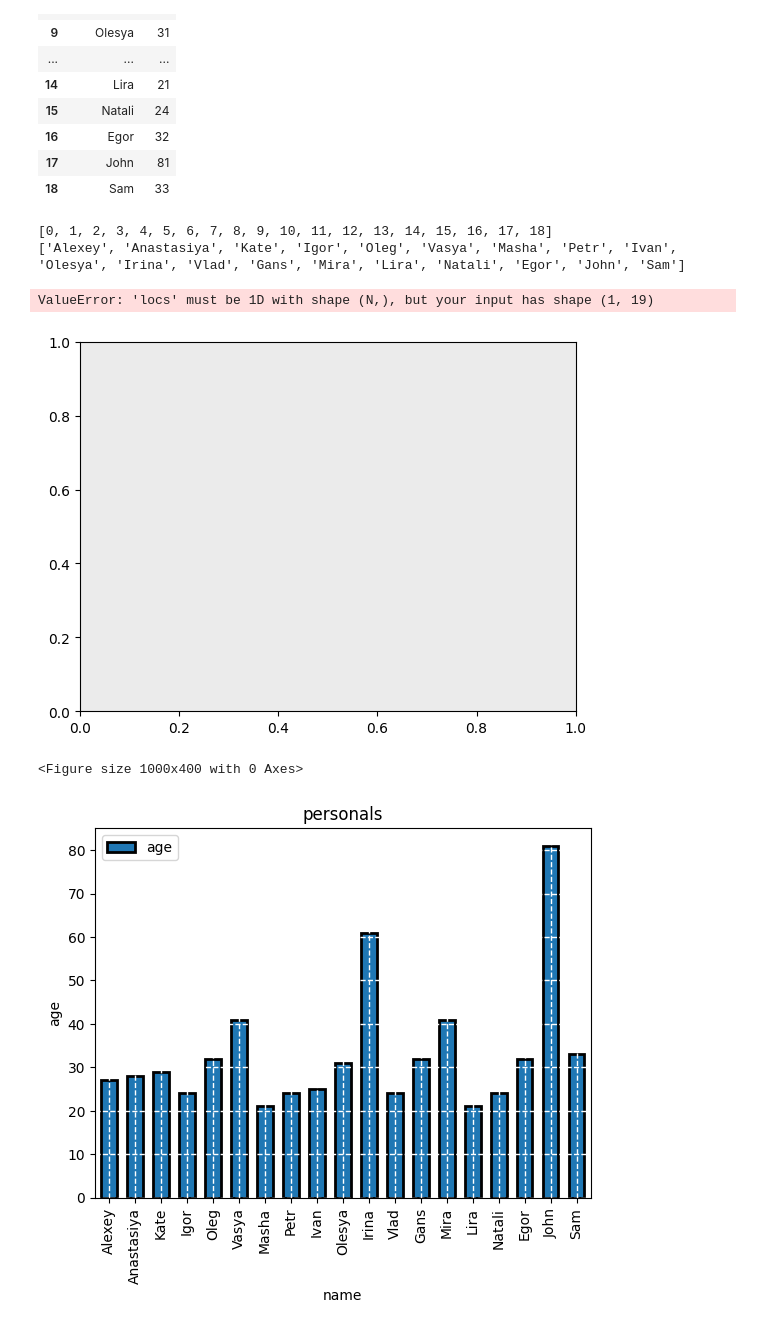
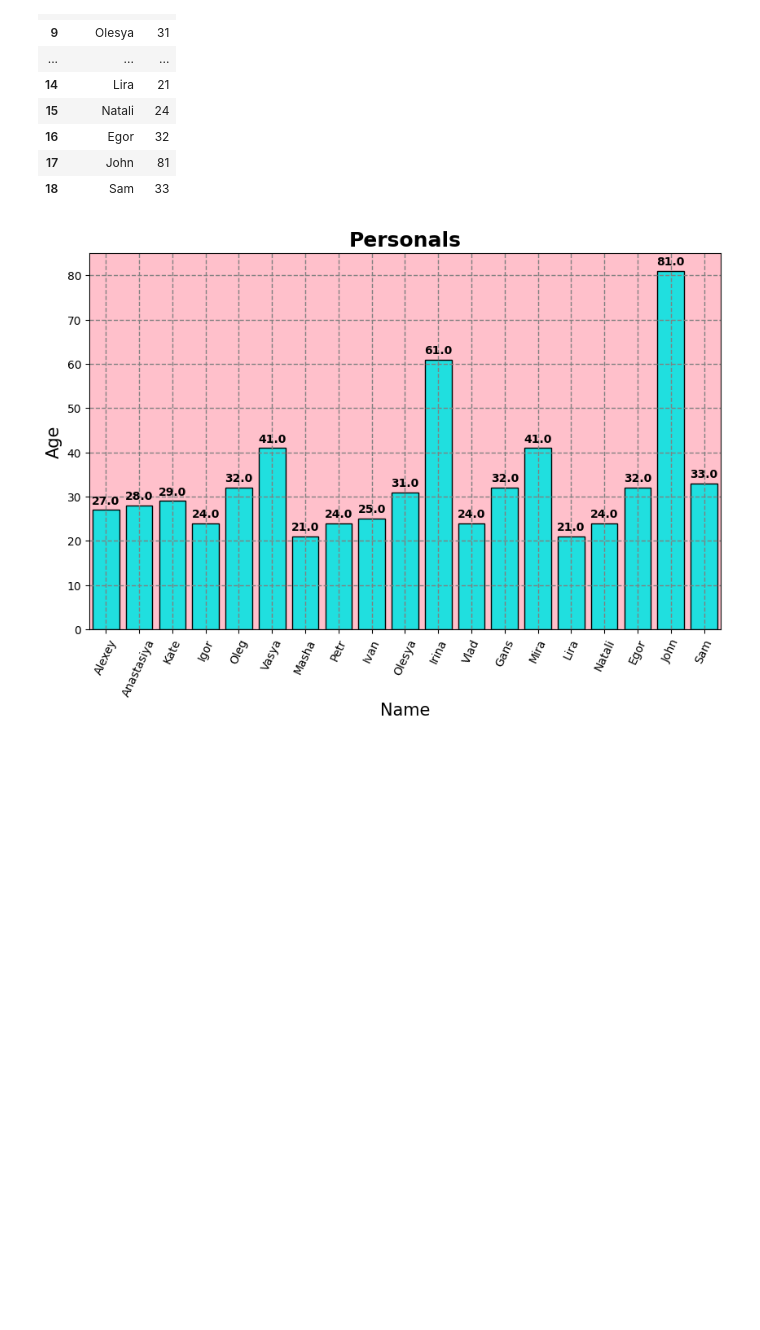
Before and after one commit to 88alexinho/db_train, a Jupyter notebook: from_db.ipynb, the cells around one changed output. Cells and saved outputs as stored; diff of their text form; code cells hidden in the pictures; blank space fills up the shorter version.

Commit message:
add graphs

```diff
--- a/from_db.ipynb
+++ b/from_db.ipynb
@@ -123,29 +124,25 @@ import numpy as np
-# %%
-x = list(df.index)
-print(x)
-labels = list(df['username'])
-print(labels)
-# %% [output]
-[0, 1, 2, 3, 4, 5, 6, 7, 8, 9, 10, 11, 12, 13, 14, 15, 16, 17, 18]
-['Alexey', 'Anastasiya', 'Kate', 'Igor', 'Oleg', 'Vasya', 'Masha', 'Petr', 'Ivan', 'Olesya', 'Irina', 'Vlad', 'Gans', 'Mira', 'Lira', 'Natali', 'Egor', 'John', 'Sam']
 # %%
-# colors = ['red', 'orange', 'red', 'orange', 'red', 'orange']
-labels = list(df['username'])
-ax = plt.axes()
-plt.figure(figsize=(10, 4))
-ax.set_facecolor('#EBEBEB')
-df[['username','age']].plot(kind='bar', linewidth=2.0, edgecolor='k', width=0.6)
-plt.grid(which='major', color='w', linewidth=1,linestyle='--',axis = 'both')
-plt.xlabel('name')
-plt.ylabel('age')
+fig, ax = plt.subplots(figsize=(10,6))
+fig = sns.barplot(x = 'username',y = 'age', data = df, color ='aqua', edgecolor = 'black', estimator = np.median)
+for bar in fig.patches:
 
-plt.title('personals')
-# ax.bar_label (ax.containers [ 0 ])
-plt.xticks(x,labels = labels, rotation = 'vertical')
-ax.set_xticks([labels])
+  # Using Matplotlib's annotate function and
+  # passing the coordinates where the annotation shall be done
+  # x-coordinate: bar.get_x() + bar.get_width() / 2
+  # y-coordinate: bar.get_height()
+  # free space to be left to make graph pleasing: (0, 8)
+  # ha and va stand for the horizontal and vertical alignment
+    fig.annotate(format(bar.get_height()),
+                   (bar.get_x() + bar.get_width() / 2,
+                    bar.get_height()), ha='center', va='center',
+                   size=10, xytext=(0, 8),color = 'black',fontweight = 'bold',
+                   textcoords='offset points')
+ax.set_facecolor("pink")
+plt.grid(which='major', color='grey', linewidth=1,linestyle='--',axis = 'both')
+plt.xlabel('Name',size=15)
+plt.ylabel('Age',size=15)
+plt.title('Personals',fontweight='bold',size=18)
+plt.xticks(df.index,labels = df['username'], rotation =65)
 plt.show()
 # %% [output]
-ValueError: 'locs' must be 1D with shape (N,), but your input has shape (1, 19)
-[figure, old version]
+[figure, new version]
-<Figure size 1000x400 with 0 Axes>
-[figure, removed]
```
Also changed, not shown: parts of 1 cell of this notebook.
